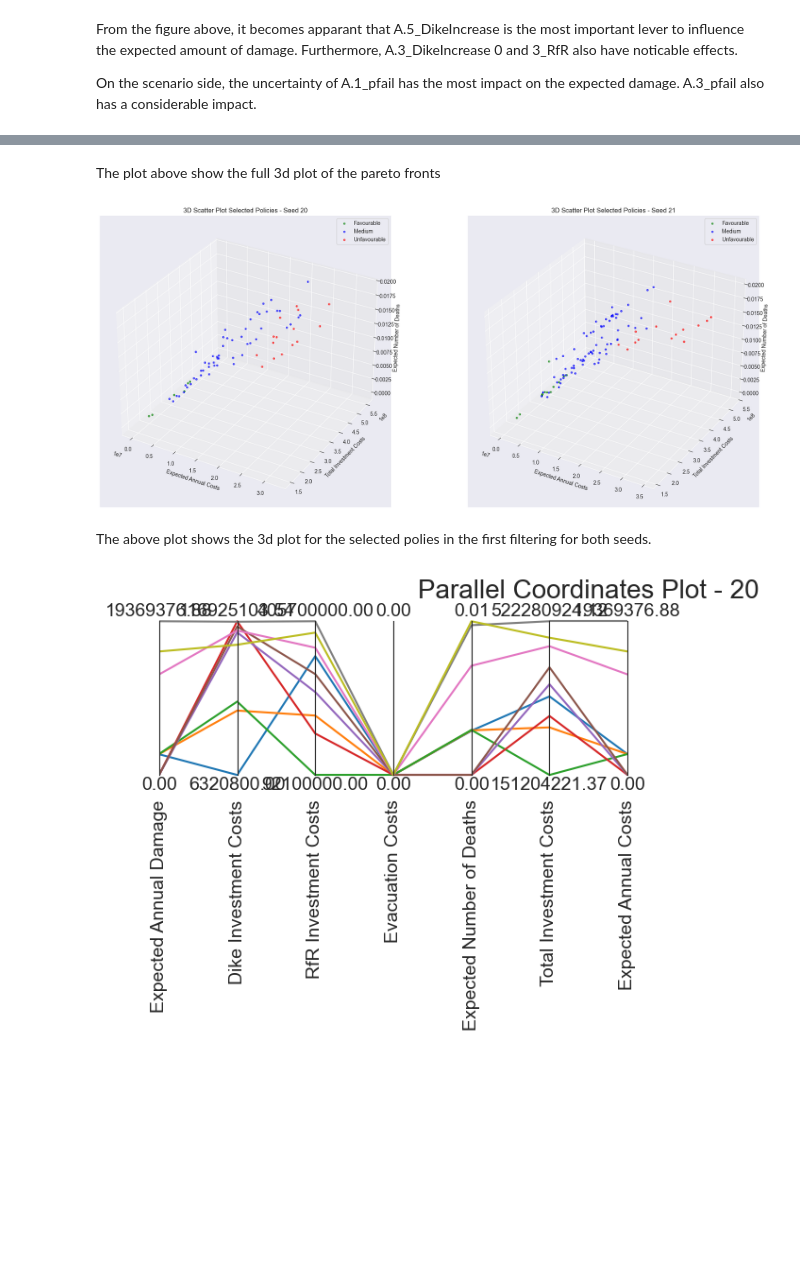
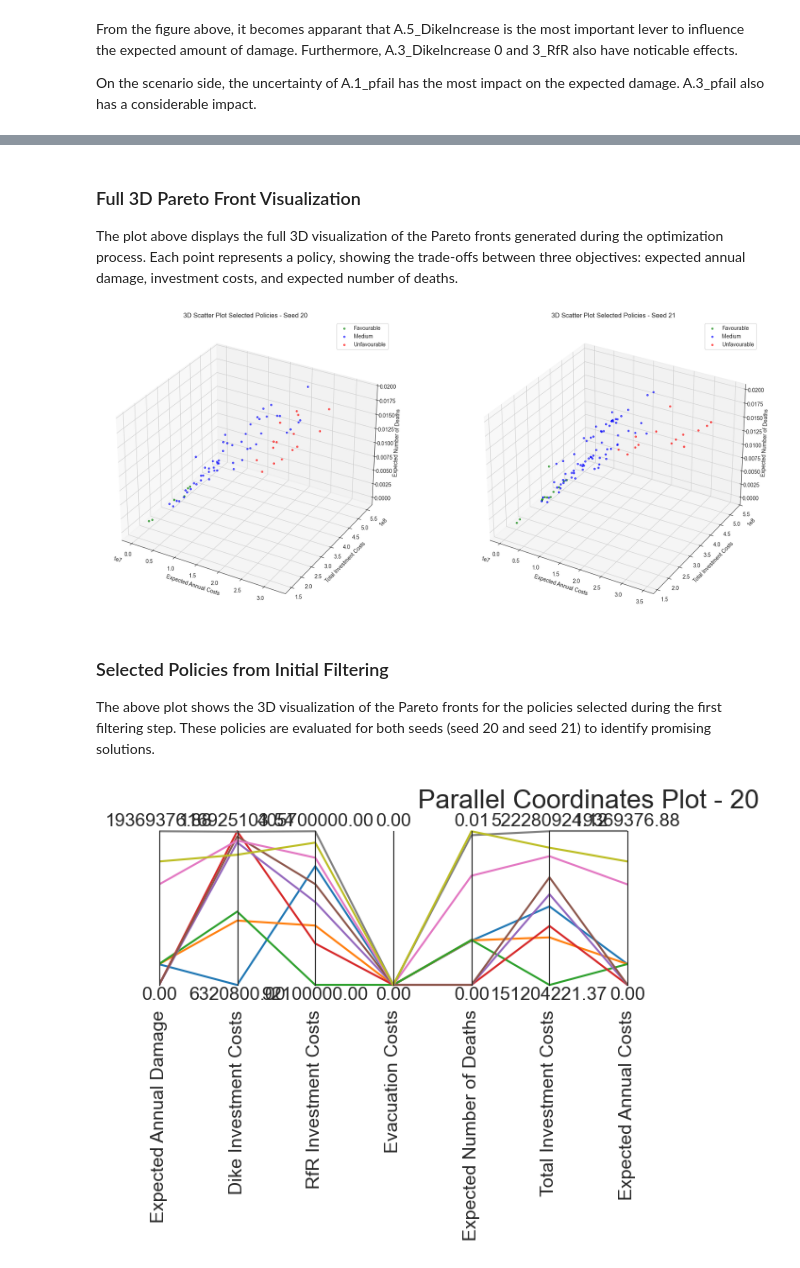
Before and after one commit to pkastelein/EPA141A, a Jupyter notebook: final assignment - kopie/Main_data_visualization_document.ipynb, the cells around one changed output, grey strips where cells are left out. Drawn from its saved outputs; the diff is of its cells as text; code cells hidden in the pictures; blank space fills up the shorter version.

```diff
--- a/final assignment - kopie/Main_data_visualization_document.ipynb
+++ b/final assignment - kopie/Main_data_visualization_document.ipynb
@@ -291,6 +417,8 @@ fig.tight_layout()
 # Give title to the figure
 
 fig.suptitle('Sobol Sensitivity Indices for Expected Annual Damage', fontsize=16, y=1.02, x=0.35)
-
+output_folder = 'plots'
+save_path = os.path.join(output_folder, 'sobol2.png')
+plt.savefig(save_path, facecolor='white', edgecolor='white', bbox_inches='tight', dpi=300)
 
 plt.show()
@@ -401,5 +531,6 @@ plot_3d_scenario_optimization(
 # %% [markdown]
-The plot above show the full 3d plot of the pareto fronts
+### Full 3D Pareto Front Visualization
+The plot above displays the full 3D visualization of the Pareto fronts generated during the optimization process. Each point represents a policy, showing the trade-offs between three objectives: expected annual damage, investment costs, and expected number of deaths.
 # %%
 def plot_3d_policies_dual(fav_20, med_20, unfav_20, fav_21, med_21, unfav_21):
     """
@@ -440,36 +571,41 @@ def plot_3d_policies_dual(fav_20, med_20, unfav_20, fav_21, med_21, unfav_21):
     ax2 = fig.add_subplot(122, projection='3d')
     ax2.scatter(fav_21['Expected Annual Costs'], fav_21['Total Investment Costs'], fav_21['Expected Number of Deaths'],
                 color='green', label='Favourable', alpha=0.6, s=10)
     ax2.scatter(med_21['Expected Annual Costs'], med_21['Total Investment Costs'], med_21['Expected Number of Deaths'],
                 color='blue', label='Medium', alpha=0.6, s=10)
     ax2.scatter(unfav_21['Expected Annual Costs'], unfav_21['Total Investment Costs'], unfav_21['Expected Number of Deaths'],
                 color='red', label='Unfavourable', alpha=0.6, s=10)
     ax2.set_xlabel('Expected Annual Costs')
     ax2.set_ylabel('Total Investment Costs')
     ax2.set_zlabel('Expected Number of Deaths')
     ax2.set_title('3D Scatter Plot Selected Policies - Seed 21')
     ax2.legend()
 
     plt.tight_layout()
+
+    output_folder = 'plots'
+    save_path = os.path.join(output_folder, 'plot_3d_policies_dual.png')
+    plt.savefig(save_path, facecolor='white', edgecolor='white', bbox_inches='tight', dpi=300)
     plt.show()
 
 fav_selected_20 = pd.read_csv("policies_seed_20/favourable_20_policy.csv")
 med_selected_20 = pd.read_csv("policies_seed_20/medium_20_policy.csv")
 unfav_selected_20 = pd.read_csv("policies_seed_20/unfavourable_20_policy.csv")
 
 fav_selected_21 = pd.read_csv("policies_seed_21/favourable_21_policy.csv")
 med_selected_21 = pd.read_csv("policies_seed_21/medium_21_policy.csv")
 unfav_selected_21 = pd.read_csv("policies_seed_21/unfavourable_21_policy.csv")
 
 
 plot_3d_policies_dual(
     fav_selected_20, med_selected_20, unfav_selected_20,
     fav_selected_21, med_selected_21, unfav_selected_21
 )
 # %% [output]
-[figure, old version]
+[figure, new version]
 # %% [markdown]
-The above plot shows the 3d plot for the selected polies in the first filtering for both seeds.
+### Selected Policies from Initial Filtering
+The above plot shows the 3D visualization of the Pareto fronts for the policies selected during the first filtering step. These policies are evaluated for both seeds (seed 20 and seed 21) to identify promising solutions.
 # %%
 def plot_parallel_coords(metrics_df, seed_label):
     """
```
Also changed, not shown: parts of 32 cells of this notebook, 57 other files.
